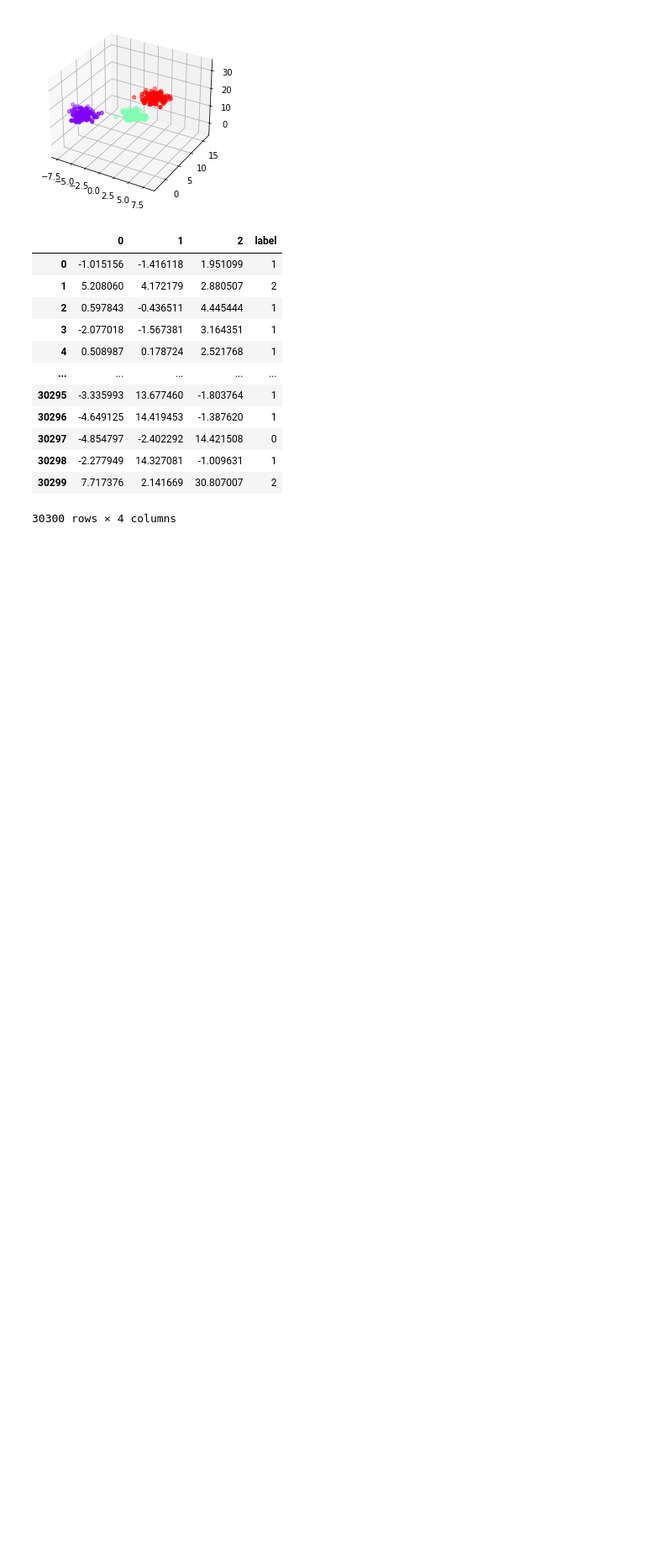
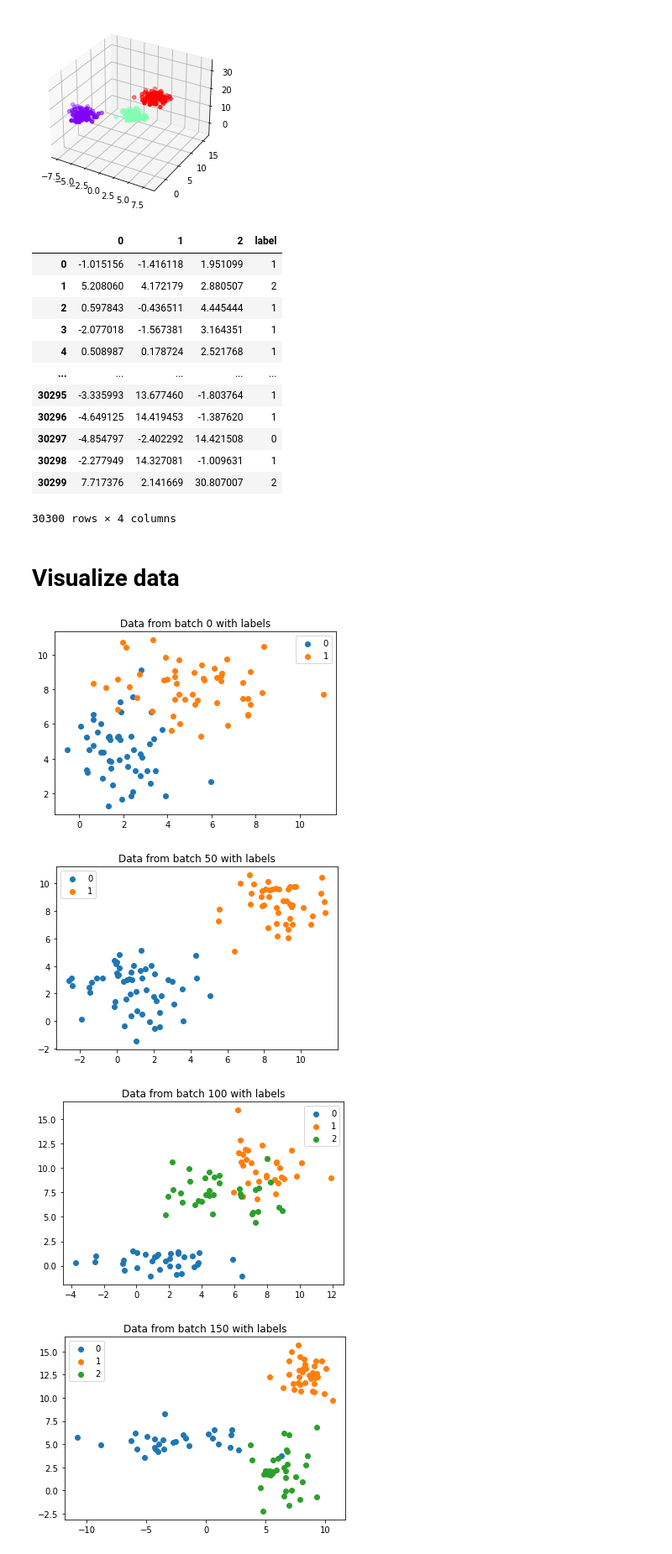
Before and after one commit to JuliaMaria/AIMasterThesis, a Jupyter notebook: Datasets.ipynb, the cells around one changed output. Shown at 84% size. Cells and saved outputs as stored; diff of their text form; code cells hidden in the pictures; blank space fills up the shorter version.

```diff
--- a/Datasets.ipynb
+++ b/Datasets.ipynb
@@ -429,3 +429,42 @@ data_to_save
 30300 rows × 4 columns
 # %%
 data_to_save.to_csv("3d_gaussian_data_added_class.csv", index=False)
+# %% [markdown]
+# Visualize data
+# %%
+def plot_incoming_data(data, labels, index):
+    unique_labels = np.unique(labels)
+    data_dim = data.shape[1]
+
+    # Plot 3D data
+    if data.shape[1] == 3:
+        fig = plt.figure()
+        ax = fig.add_subplot(projection='3d')
+
+    for label in unique_labels:
+        # Plot 3D data
+        if data_dim == 3:
+            ax.scatter(data[labels == label][:, 0], data[labels == label][:, 1], data[labels == label][:, 2], label=label)
+        # Plot 2D data
+        else:
+            plt.scatter(data[labels == label][:, 0], data[labels == label][:, 1], label=label)
+
+    plt.title(f"Data from batch {index} with labels")
+    plt.legend()
+    plt.show()
+# %%
+dataset_2d = "./2d_gaussian_data_v2.csv"
+gaussian_data_2d = pd.read_csv(dataset_2d)
+y_2d = gaussian_data_2d.pop('label').to_numpy()
+X_2d = gaussian_data_2d.to_numpy()
+streaming_data_2d = np.split(X_2d, X_2d.shape[0]/100)
+streaming_labels_2d = np.split(y_2d, y_2d.shape[0]/100)
+# %%
+for i in range(len(streaming_labels_2d)):
+    if i % 50 == 0:
+        plot_incoming_data(streaming_data_2d[i], streaming_labels_2d[i], i)
+# %% [output]
+[figure, added]
+[figure, added]
+[figure, added]
+[figure, added]
```
Also changed, not shown: parts of 5 cells of this notebook, 1 other file.
